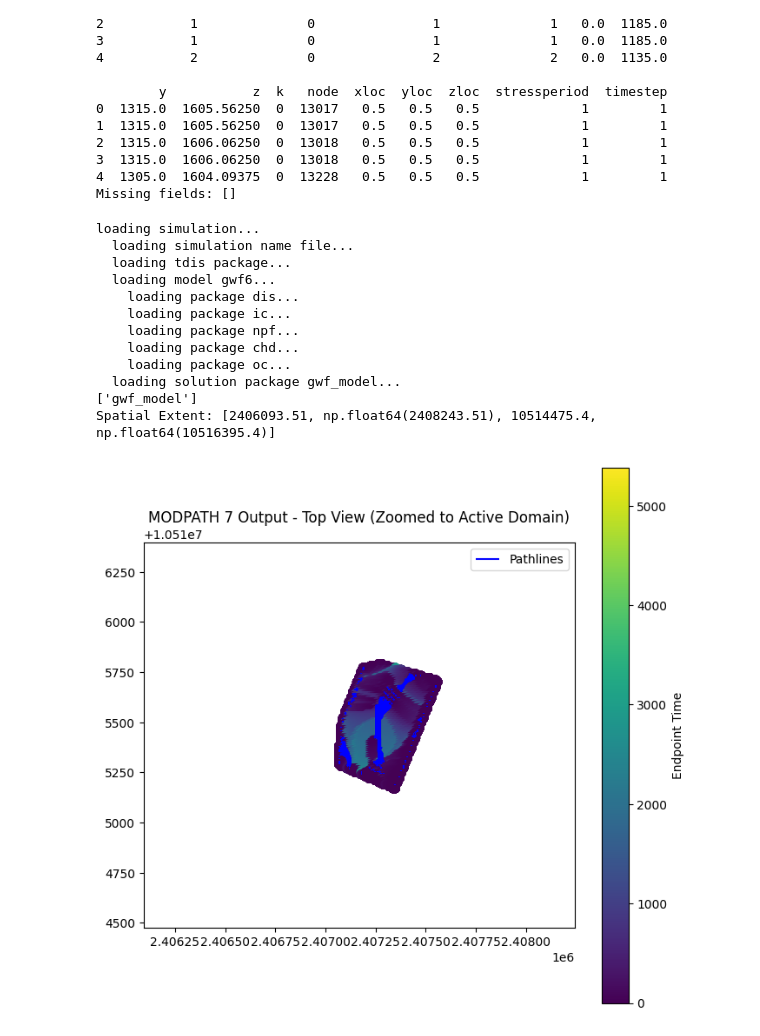
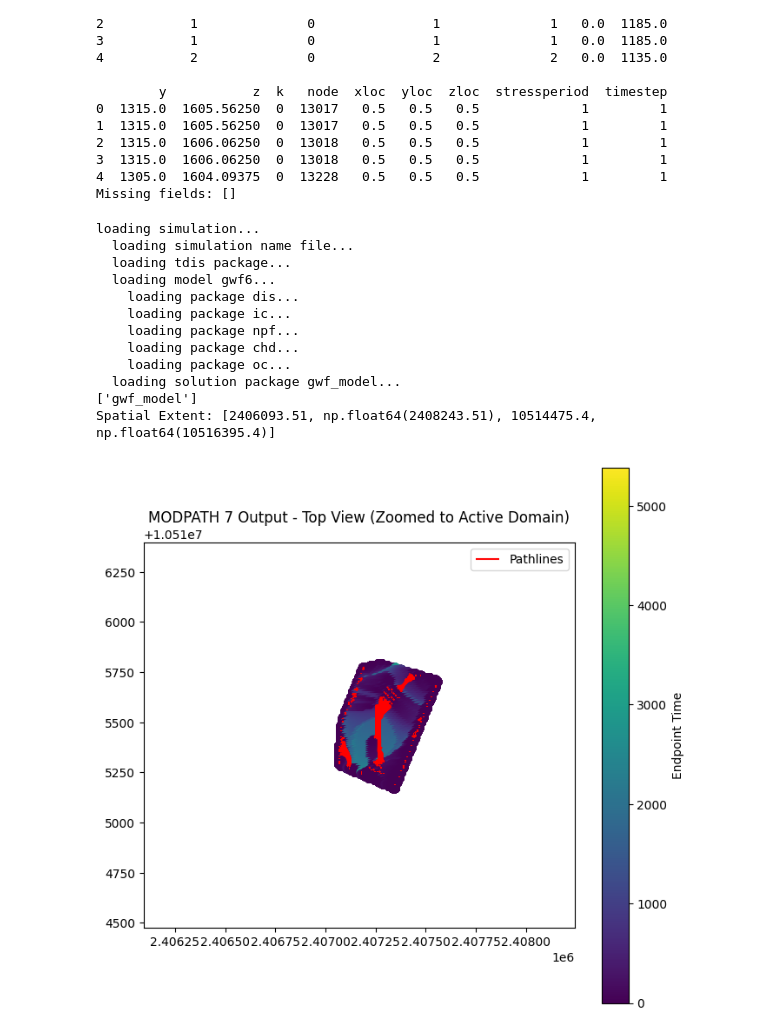
Before and after one commit to USACE-WRISES/HyporheicFloPy, a Jupyter notebook: VQuintana/Particle_plotting_test.ipynb, the cells around one changed output. Saved outputs shown, nothing was run; the diff lists cells and outputs as text; code cells hidden in the pictures.

Commit message:
pathline visual

```diff
--- a/VQuintana/Particle_plotting_test.ipynb
+++ b/VQuintana/Particle_plotting_test.ipynb
@@ -19,7 +19,7 @@ model_name = "Hyporheic_Project_mp"  # Replace with your model name
 #     r"C:\Users\u4eeevmq\Documents\Python\HyporheicFloPy\HP_workspace\mp7_workspace\Hyporheic_Project_mp_backward.mppth"
 
 # Define the MODPATH 7 pathline and endpoint files
-pathline_file = os.path.join(workspace_gwf, model_name + "_forward.mppth")
+f_pathline_file = os.path.join(workspace_gwf, model_name + "_forward.mppth")
 endpoint_file = os.path.join(workspace_gwf, model_name + "_forward.mpend")
 # %%
 # Read endpoint data
@@ -104,6 +104,6 @@ Log Bins: [1.1142680e+02 3.8463995e+02 1.3277585e+03 4.5833584e+03 1.5821524e+04
 # %%
 # Read pathline data only for selected partticles
-pathline_reader = flopy.utils.PathlineFile(pathline_file)
+pathline_reader = flopy.utils.PathlineFile(f_pathline_file)
 
 # Load pathline data for all particle IDs in the list
 filtered_pathlines = []
@@ -191,32 +191,32 @@ mm = flopy.plot.PlotMapView(model=gwf)
 
 # Plot grid (optional, set lw=0 to hide grid lines)
 mm.plot_grid(lw=0)
 
 # Plot pathlines
-mm.plot_pathline(filtered_pathlines_df, layer="all", colors="blue", label="Pathlines")
+mm.plot_pathline(filtered_pathlines_df, layer="all", colors="red", label="Pathlines")
 
 # Plot endpoints (if available)
 mm.plot_endpoint(endpoints, direction="starting", colorbar=True)
 
 # Apply spatial extent for zooming
 mm.ax.set_xlim(extent[0], extent[1])
 mm.ax.set_ylim(extent[2], extent[3])
 
 # Add title and legend
 plt.title("MODPATH 7 Output - Top View (Zoomed to Active Domain)")
 mm.ax.legend()
 plt.show()
 # %% [output]
 loading simulation...
   loading simulation name file...
   loading tdis package...
   loading model gwf6...
     loading package dis...
     loading package ic...
     loading package npf...
     loading package chd...
     loading package oc...
   loading solution package gwf_model...
 ['gwf_model']
 Spatial Extent: [2406093.51, np.float64(2408243.51), 10514475.4, np.float64(10516395.4)]
-[figure, old version]
+[figure, new version]
```
Also changed, not shown: parts of 4 cells of this notebook.
